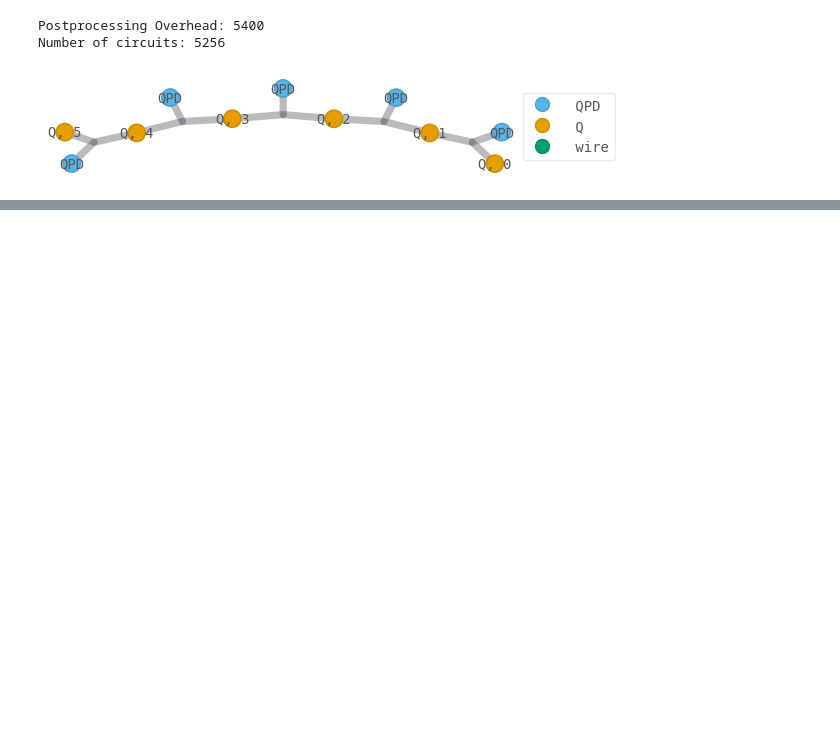
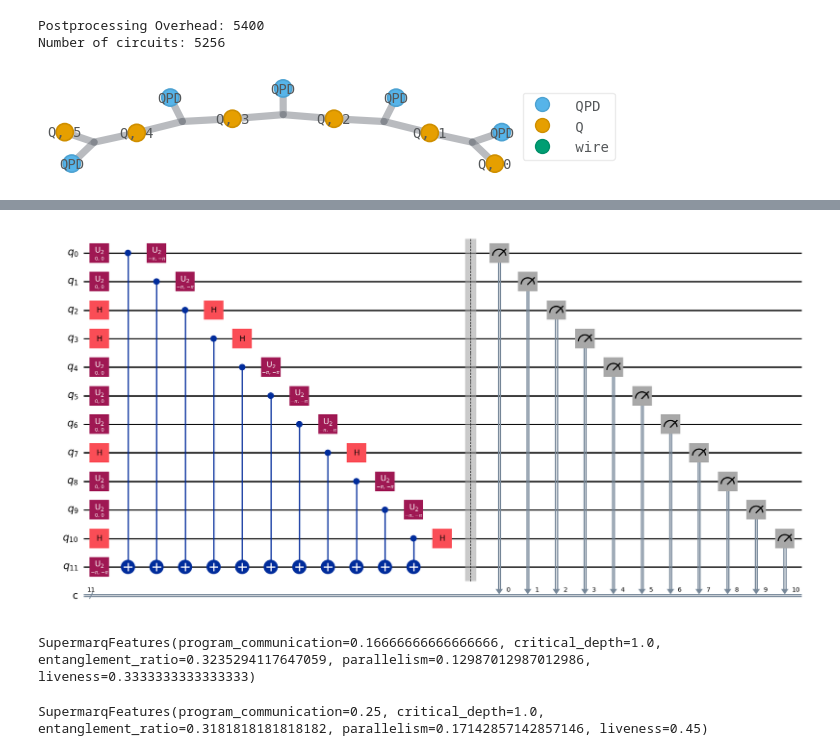
Before and after one commit to nathanieltornow/qtpu, a Jupyter notebook: docs/01_basics.ipynb, the cells around one changed output, grey strips where cells are left out. Drawn from its saved outputs; the diff is of its cells as text; code cells hidden in the pictures; blank space fills up the shorter version.

```diff
--- a/docs/01_basics.ipynb
+++ b/docs/01_basics.ipynb
@@ -54,0 +73,9 @@ Error: 5.204170427930421e-17
+# %%
+from mqt.bench import CompilerSettings, QiskitSettings, TKETSettings, get_benchmark
+
+from qtpu.helpers import remove_barriers
+
+qc_algorithmic_level = get_benchmark(benchmark_name="ae", level="indep", circuit_size=12, kwargs={"entanglement": "linear"})
+qc_algorithmic_level.draw(output="mpl", fold=-1)
+# %% [output]
+[figure, added]
@@ -54,0 +93,19 @@ Error: 5.204170427930421e-17
+# %%
+
+features = calc_supermarq_features(qc_algorithmic_level)
+print(features)
+# %% [output]
+SupermarqFeatures(program_communication=0.16666666666666666, critical_depth=1.0, entanglement_ratio=0.3235294117647059, parallelism=0.12987012987012986, liveness=0.3333333333333333)
+# %%
+from qtpu.compiler.dep_graph import circuit_to_dep_graph, reduce_deps_greedy, uncycle, remove_critical_gates
+
+cut_circuit = remove_critical_gates(remove_barriers(qc_algorithmic_level), 3)
+print(super_features(cut_circuit))
+# cut_circuit.draw(output="mpl")
+# import networkx as nx
+# graph = circuit_to_dep_graph(remove_barriers(qc_algorithmic_level))
+# print(nx.is_directed_acyclic_graph(graph))
+# uncycle(graph)
+# nx.draw(graph, with_labels=True)
+# %% [output]
+SupermarqFeatures(program_communication=0.25, critical_depth=1.0, entanglement_ratio=0.3181818181818182, parallelism=0.17142857142857146, liveness=0.45)
```
Also changed, not shown: parts of 4 cells of this notebook, 8 other files.
